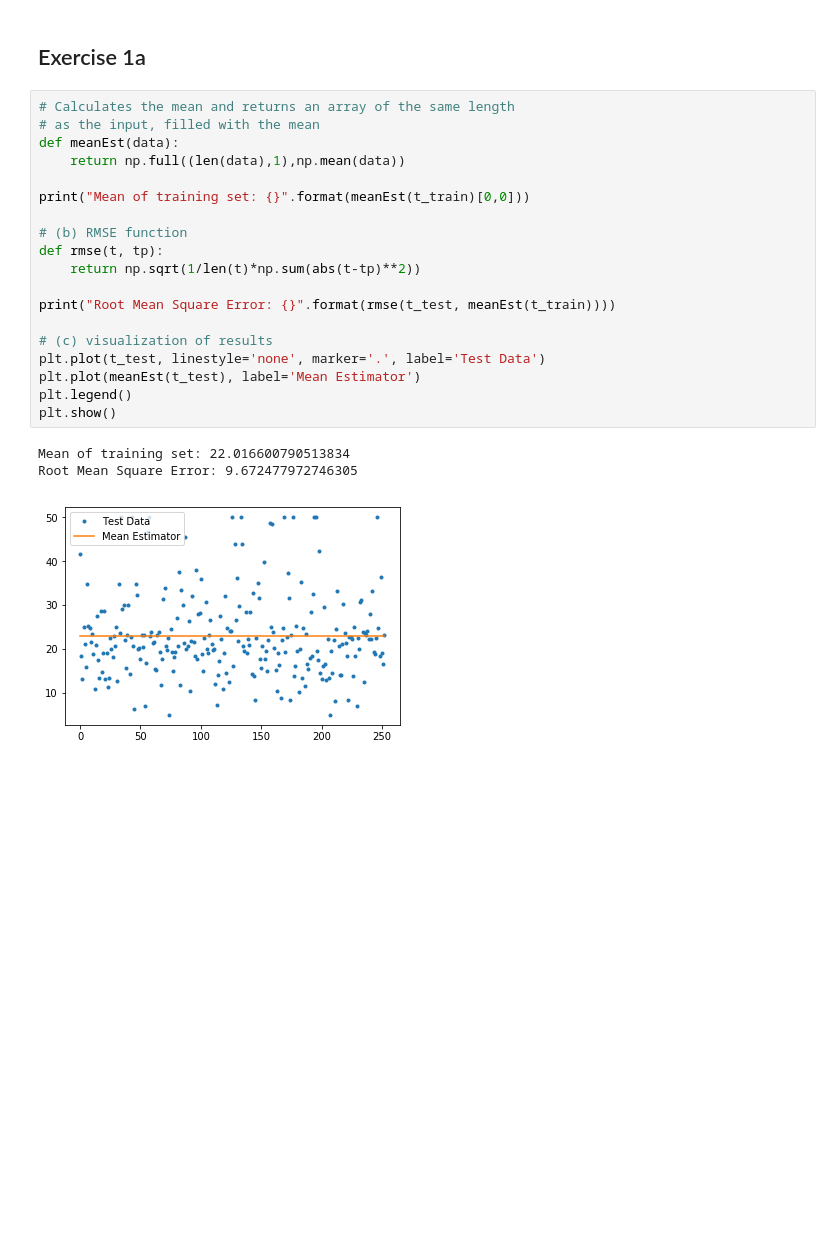
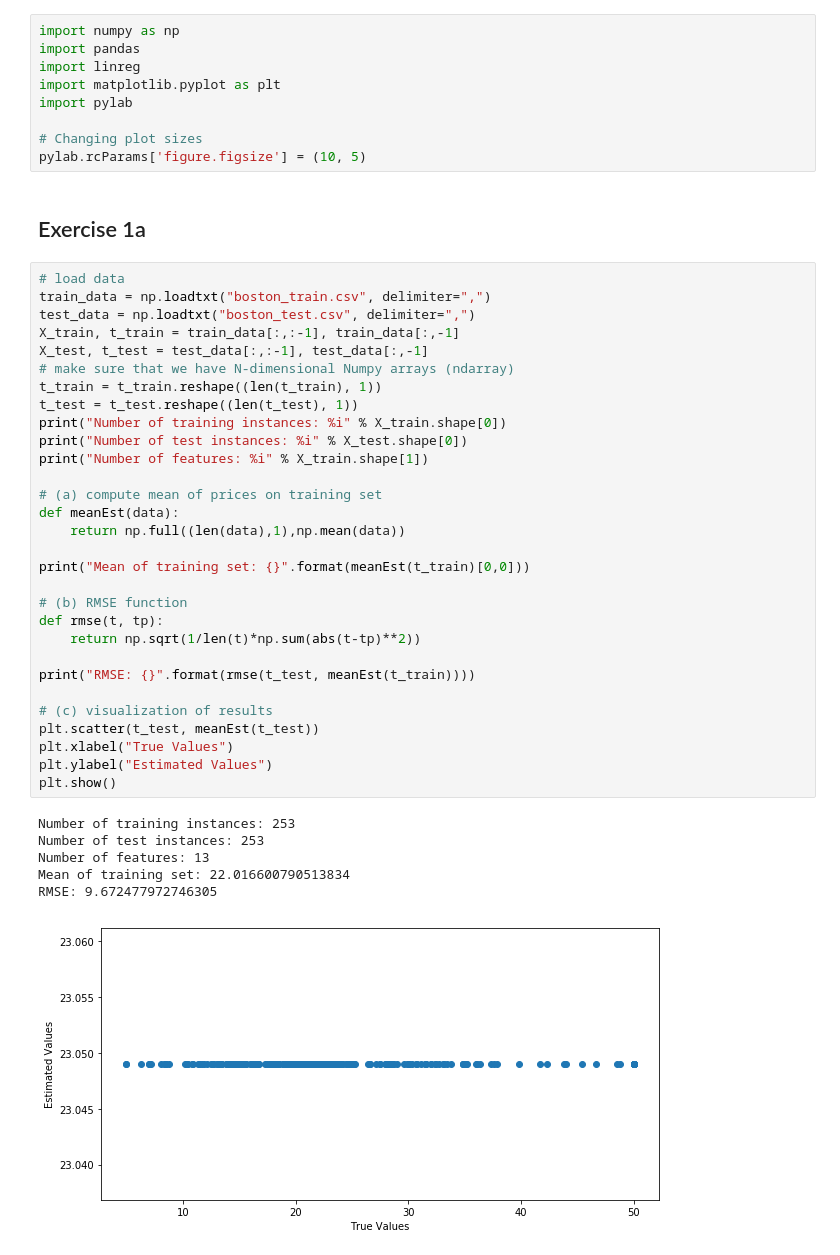
Before and after one commit to Cavtheman/skolearbejde, a Jupyter notebook: mad/a3/madA3.ipynb, the cells around one changed output. Cells and saved outputs as stored; diff of their text form; blank space fills up the shorter version.

```diff
--- a/mad/a3/madA3.ipynb
+++ b/mad/a3/madA3.ipynb
@@ -28,26 +1,49 @@ Number of features: 13
+# %%
+import numpy as np
+import pandas
+import linreg
+import matplotlib.pyplot as plt
+import pylab
+
+# Changing plot sizes
+pylab.rcParams['figure.figsize'] = (10, 5)
 # %% [markdown]
 ## Exercise 1a
 # %%
-# Calculates the mean and returns an array of the same length
-# as the input, filled with the mean
+# load data
+train_data = np.loadtxt("boston_train.csv", delimiter=",")
+test_data = np.loadtxt("boston_test.csv", delimiter=",")
+X_train, t_train = train_data[:,:-1], train_data[:,-1]
+X_test, t_test = test_data[:,:-1], test_data[:,-1]
+# make sure that we have N-dimensional Numpy arrays (ndarray)
+t_train = t_train.reshape((len(t_train), 1))
+t_test = t_test.reshape((len(t_test), 1))
+print("Number of training instances: %i" % X_train.shape[0])
+print("Number of test instances: %i" % X_test.shape[0])
+print("Number of features: %i" % X_train.shape[1])
+
+# (a) compute mean of prices on training set
 def meanEst(data):
     return np.full((len(data),1),np.mean(data))
 
 print("Mean of training set: {}".format(meanEst(t_train)[0,0]))
 
 # (b) RMSE function
 def rmse(t, tp):
     return np.sqrt(1/len(t)*np.sum(abs(t-tp)**2))
 
-print("Root Mean Square Error: {}".format(rmse(t_test, meanEst(t_train))))
+print("RMSE: {}".format(rmse(t_test, meanEst(t_train))))
 
 # (c) visualization of results
-plt.plot(t_test, linestyle='none', marker='.', label='Test Data')
-plt.plot(meanEst(t_test), label='Mean Estimator')
-plt.legend()
+plt.scatter(t_test, meanEst(t_test))
+plt.xlabel("True Values")
+plt.ylabel("Estimated Values")
 plt.show()
 # %% [output]
+Number of training instances: 253
+Number of test instances: 253
+Number of features: 13
 Mean of training set: 22.016600790513834
-Root Mean Square Error: 9.672477972746305
+RMSE: 9.672477972746305
-[figure, old version]
+[figure, new version]
 # %% [markdown]
```
Also changed, not shown: parts of 3 cells of this notebook, 53 other files.
